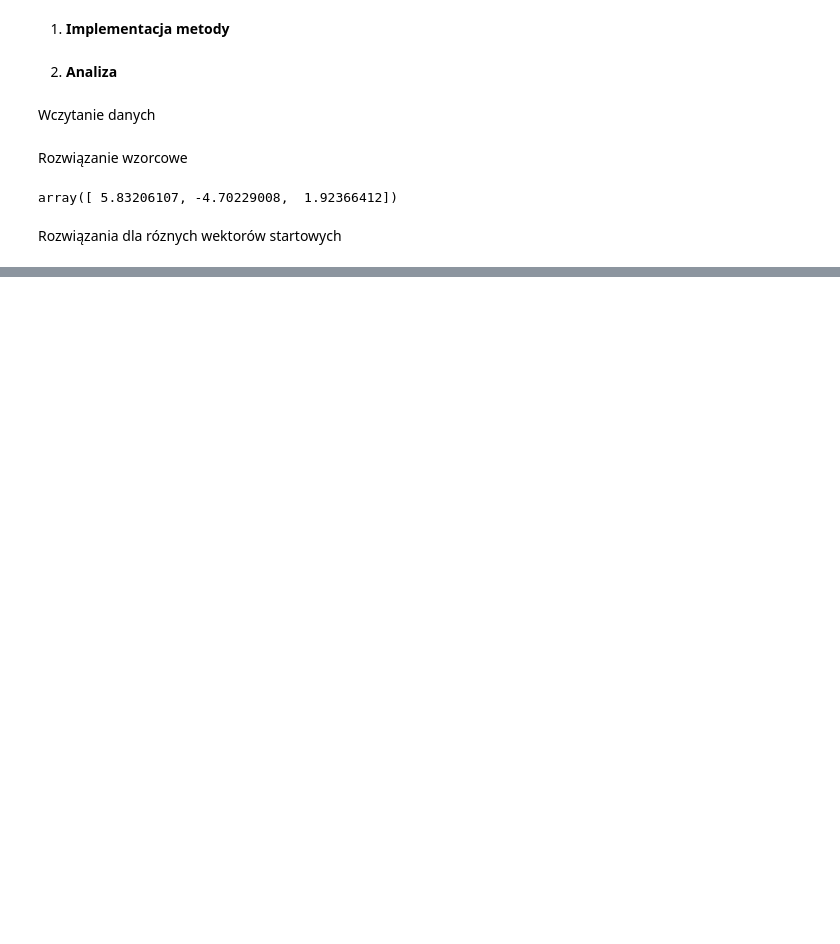
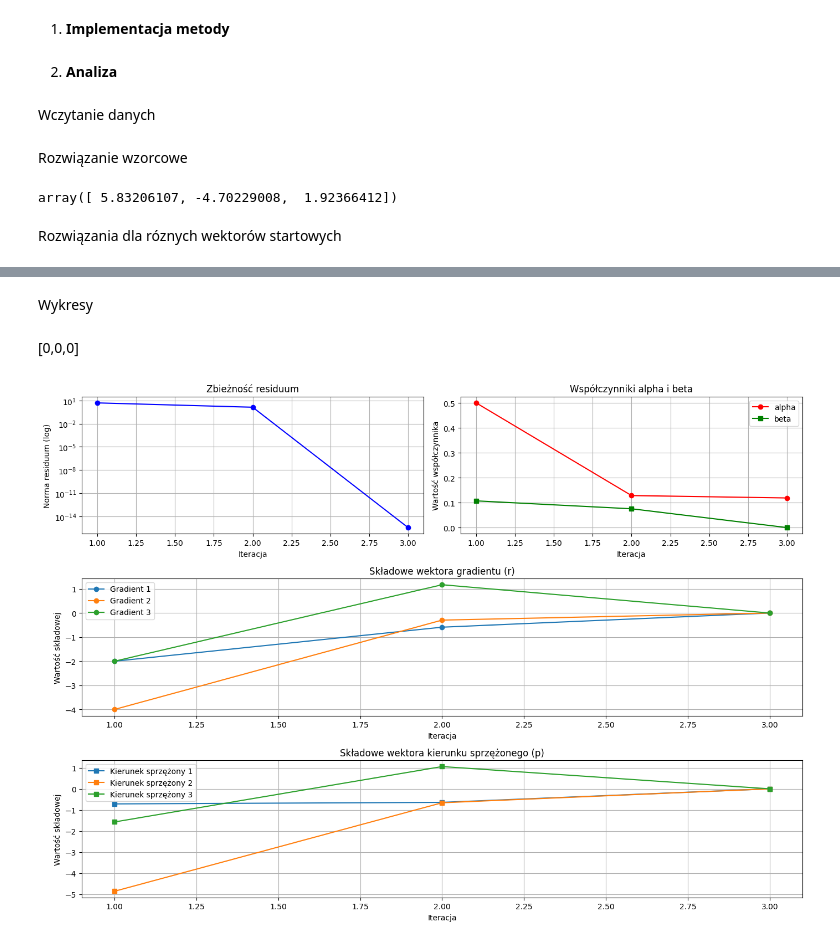
Before and after one commit to jarzeckil/mnum, a Jupyter notebook: lab5/lab5_jarzecki.ipynb, the cells around one changed output, grey strips where cells are left out. Saved outputs shown, nothing was run; the diff lists cells and outputs as text; code cells hidden in the pictures; blank space fills up the shorter version.

```diff
--- a/lab5/lab5_jarzecki.ipynb
+++ b/lab5/lab5_jarzecki.ipynb
@@ -61,0 +144,9 @@ result = [ 5.83206107 -4.70229008  1.92366412], iteration count = 6
+# %% [markdown]
+Wykresy
+# %% [markdown]
+[0,0,0]
+# %%
+history = detailed_cgm_analysis(A, b, x0_0)
+plot_detailed_cgm(history)
+# %% [output]
+[figure, added]
```
Also changed, not shown: parts of 12 cells of this notebook, 1 other file.
